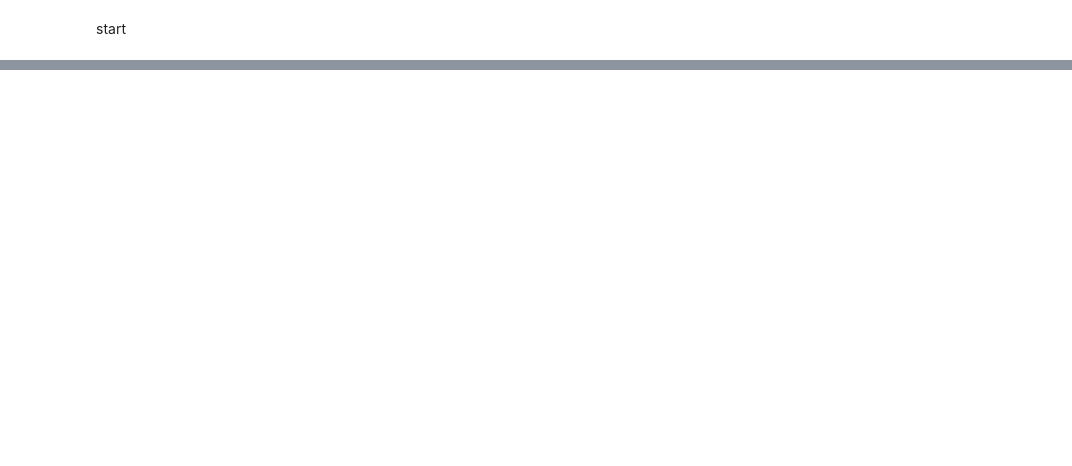
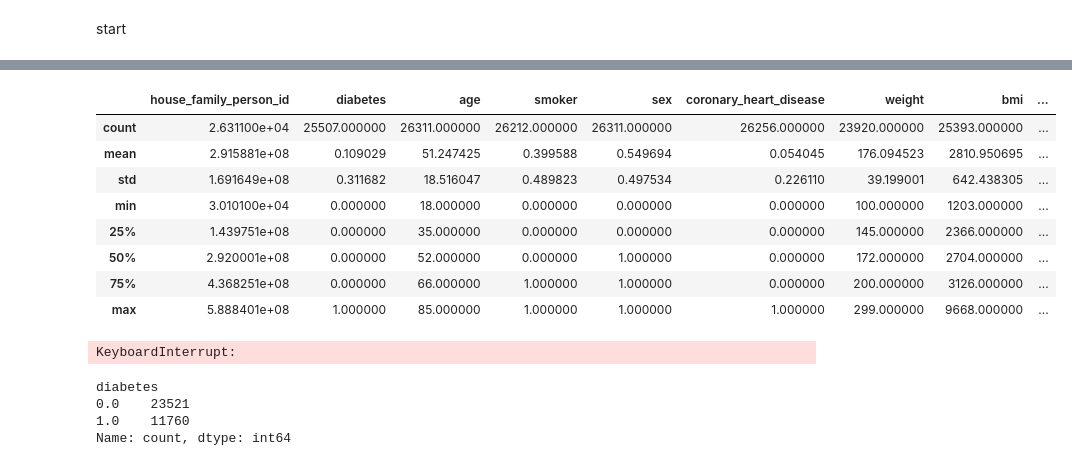
Before and after one commit to mihika-jain/diabetesAnalysis, a Jupyter notebook: dslc_documentation/01_cleaning.ipynb, the cells around one changed output, grey strips where cells are left out. Cells and saved outputs as stored; diff of their text form; code cells hidden in the pictures; blank space fills up the shorter version.

```diff
--- a/dslc_documentation/01_cleaning.ipynb
+++ b/dslc_documentation/01_cleaning.ipynb
@@ -559,0 +625,11 @@ test_data.to_csv('test_data.csv', index=False)
+# %%
+from dslc_documentation.functions import prepare_data
+
+# Reload the module to reflect any updates
+importlib.reload(prepare_data)
+
+diabetes_2017_processed = prepare_data.num_unique_cols(diabetes_2017, ["diabetes", "sex", "smoker", "coronary_heart_disease",
+     "hypertension", "heart_condition", "cancer", "family_history_diabetes", "doctor_recommend_exercise",
+     "high_blood_pressure_prescription", "insulin", "medicated", "prediabetes"], 2)
+
+diabetes_2017_processed = prepare_data.num_unique_cols(diabetes_2017_processed, ["region"], 4)
@@ -559,0 +656,25 @@ test_data.to_csv('test_data.csv', index=False)
+# %%
+from sklearn.impute import SimpleImputer
+from sklearn.preprocessing import OneHotEncoder
+import pandas as pd
+
+# Example DataFrame with multiple categories and missing values
+
+# Step 1: Impute missing values with the most frequent category (mode)
+cats_simpleImpute = ['region', 'marital_status']
+imputer = SimpleImputer(strategy='most_frequent')
+diabetes_2017_processed[cats_simpleImpute] = imputer.fit_transform(diabetes_2017_processed[cats_simpleImpute])
+
+from dslc_documentation.functions import prepare_data
+
+# Reload the module to reflect any updates
+importlib.reload(prepare_data)
+
+diabetes_2017_processed = prepare_data.categories_oneHot(diabetes_2017_processed, ["region"], True,
+{1: 'Northwest', 2: 'Midwest', 3: 'South', 4: 'West'})
+
+diabetes_2017_processed = prepare_data.categories_oneHot(diabetes_2017_processed, ["marital_status"], True,
+    { 0: 'Never_married', 1: 'Married', 2: 'Married', 3: 'Married', 4: 'Widdowed', 5: 'Divorced', 6: 'Separated', 7: 'Never_married', 8: 'Living with partner', 9: np.nan})
+
+
+print(diabetes_2017_processed.head())
@@ -559,0 +699,12 @@ test_data.to_csv('test_data.csv', index=False)
+# %%
+diabetes_2017_processed.describe()
+# %% [output]
+|  | house_family_person_id | diabetes | age | smoker | sex | coronary_heart_disease | weight | bmi | ... |
+| count | 2.631100e+04 | 25507.000000 | 26311.000000 | 26212.000000 | 26311.000000 | 26256.000000 | 23920.000000 | 25393.000000 | ... |
+| mean | 2.915881e+08 | 0.109029 | 51.247425 | 0.399588 | 0.549694 | 0.054045 | 176.094523 | 2810.950695 | ... |
+| std | 1.691649e+08 | 0.311682 | 18.516047 | 0.489823 | 0.497534 | 0.226110 | 39.199001 | 642.438305 | ... |
+| min | 3.010100e+04 | 0.000000 | 18.000000 | 0.000000 | 0.000000 | 0.000000 | 100.000000 | 1203.000000 | ... |
+| 25% | 1.439751e+08 | 0.000000 | 35.000000 | 0.000000 | 0.000000 | 0.000000 | 145.000000 | 2366.000000 | ... |
+| 50% | 2.920001e+08 | 0.000000 | 52.000000 | 0.000000 | 1.000000 | 0.000000 | 172.000000 | 2704.000000 | ... |
+| 75% | 4.368251e+08 | 0.000000 | 66.000000 | 1.000000 | 1.000000 | 0.000000 | 200.000000 | 3126.000000 | ... |
+| max | 5.888401e+08 | 1.000000 | 85.000000 | 1.000000 | 1.000000 | 1.000000 | 299.000000 | 9668.000000 | ... |
@@ -559,0 +714,21 @@ test_data.to_csv('test_data.csv', index=False)
+# %%
+from sklearn.impute import KNNImputer
+from sklearn.tree import DecisionTreeClassifier
+from sklearn.model_selection import cross_val_score
+
+# Initialize the KNNImputer with a specified number of neighbors (e.g., 5)
+imputer = KNNImputer(n_neighbors=5)
+
+# Fit the imputer to the data and transform it
+df_imputed = pd.DataFrame(imputer.fit_transform(diabetes_2017_processed), columns=diabetes_2017_processed.columns)
+
+binary_columns = ["diabetes", "sex", "smoker", "coronary_heart_disease",
+     "hypertension", "heart_condition", "cancer", "family_history_diabetes", "doctor_recommend_exercise",
+     "high_blood_pressure_prescription", "insulin", "medicated", "prediabetes"]
+# Step 2: Round only the binary columns
+df_imputed[binary_columns] = df_imputed[binary_columns].round(0)
+
+# Print the imputed dataset
+print(df_imputed)
+# %% [output]
+KeyboardInterrupt:
@@ -559,0 +755,7 @@ test_data.to_csv('test_data.csv', index=False)
+# %%
+y_2017.value_counts()
+# %% [output]
+diabetes
+0.0    23521
+1.0    11760
+Name: count, dtype: int64
```
Also changed, not shown: parts of 24 cells of this notebook, 1 other file.
